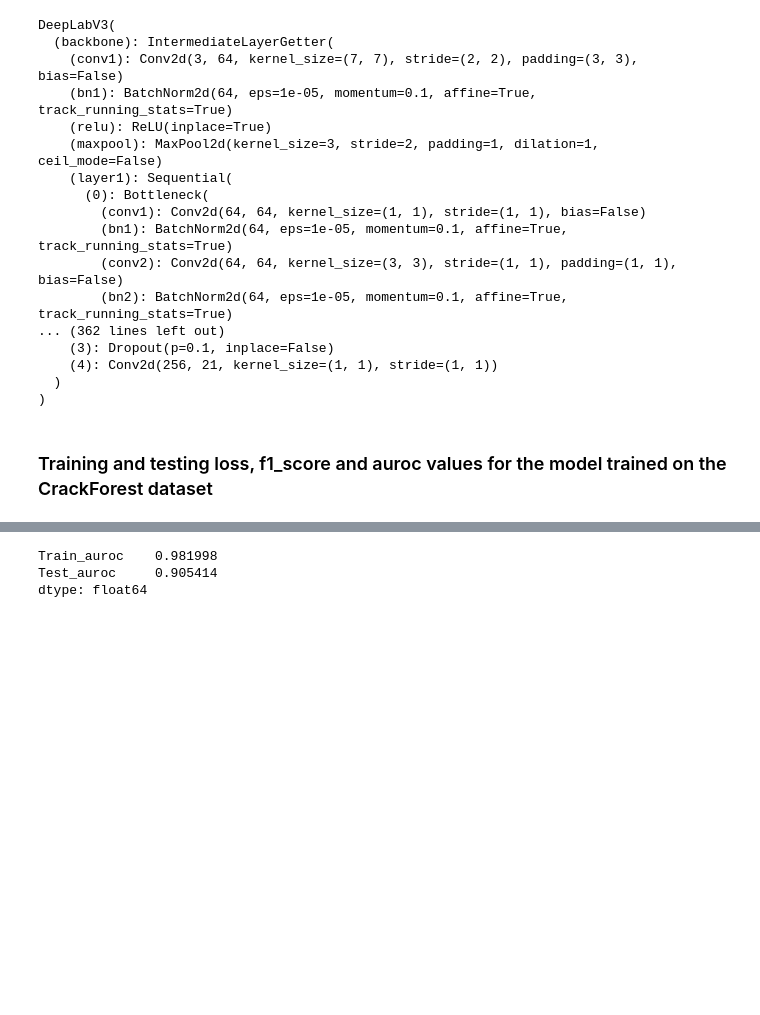
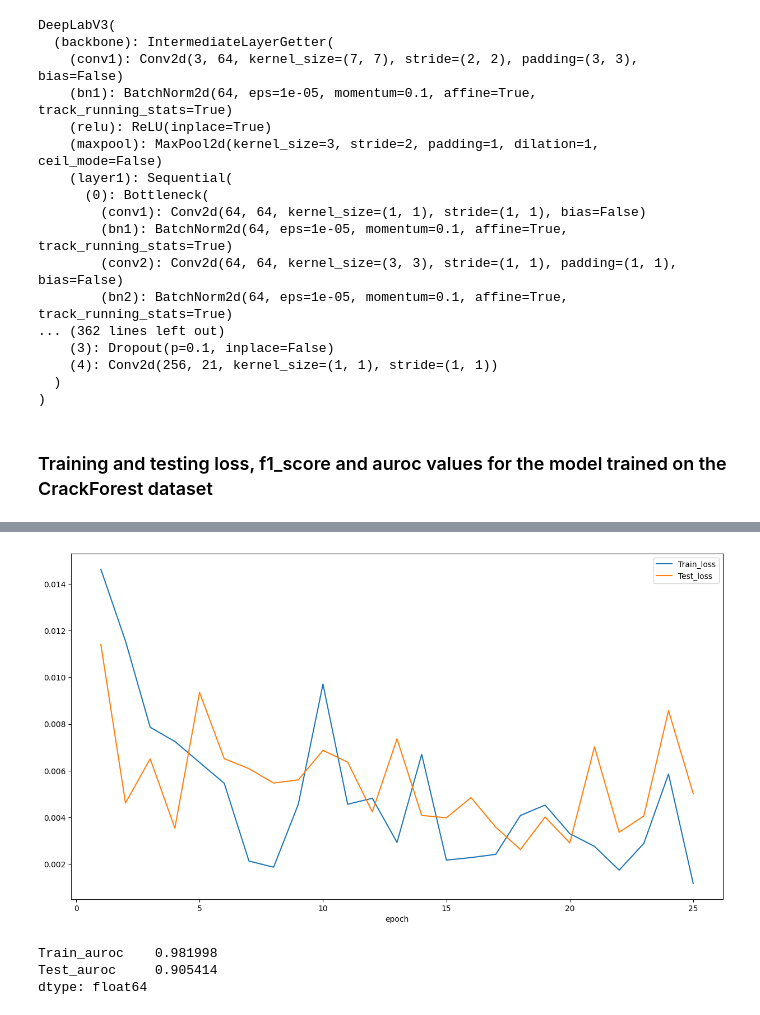
Before and after one commit to NiklasDHahn/DeepLabv3FineTuning, a Jupyter notebook: Analysis.ipynb, the cells around one changed output, grey strips where cells are left out. Cells and saved outputs as stored; diff of their text form; code cells hidden in the pictures; blank space fills up the shorter version.

```diff
--- a/Analysis.ipynb
+++ b/Analysis.ipynb
@@ -39,3 +39,7 @@ df.plot(x='epoch',figsize=(15,8));
+# %%
+df.plot(x='epoch', y=['Train_loss', 'Test_loss'],figsize=(15,8));
+# %% [output]
+[figure, added]
 # %%
 print(df[['Train_auroc','Test_auroc']].max())
 # %% [output]
```
Also changed, not shown: parts of 1 cell of this notebook.
